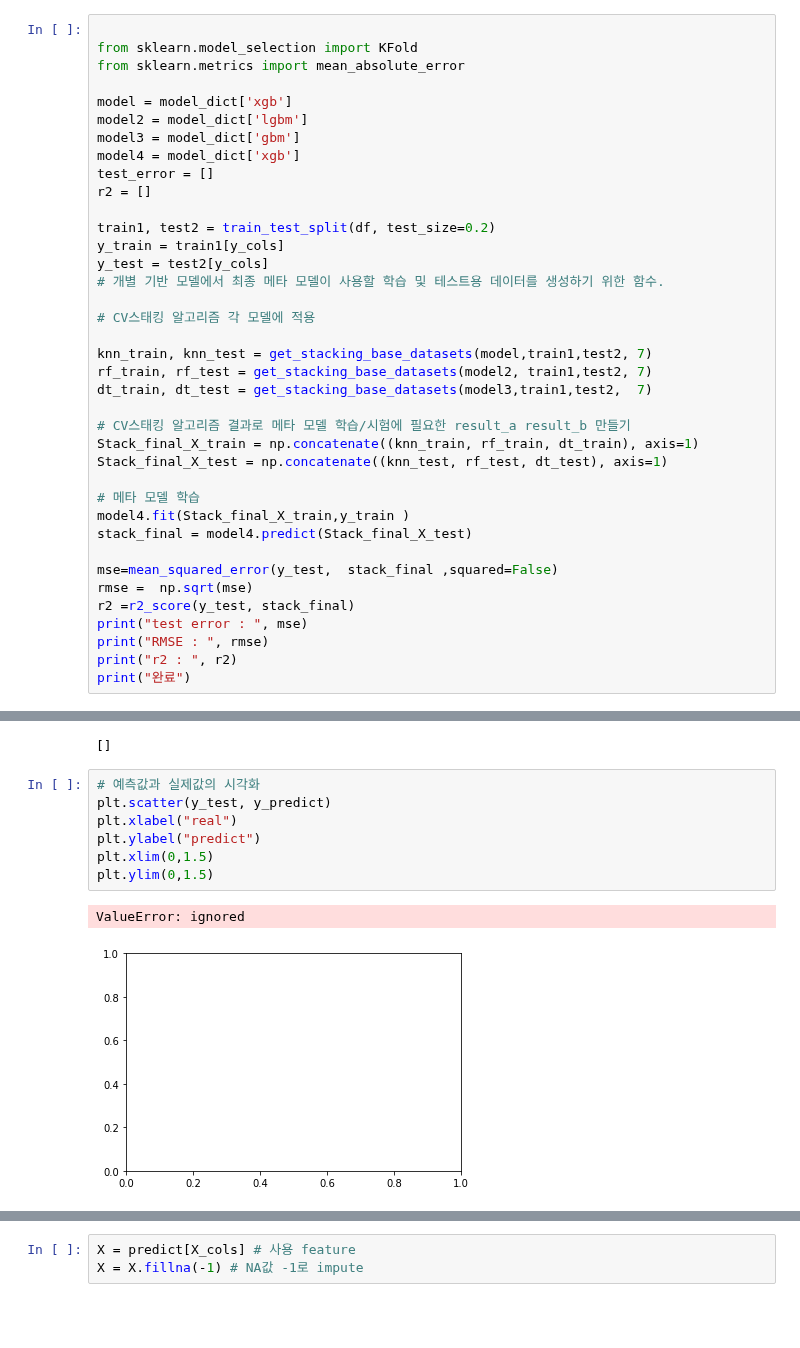
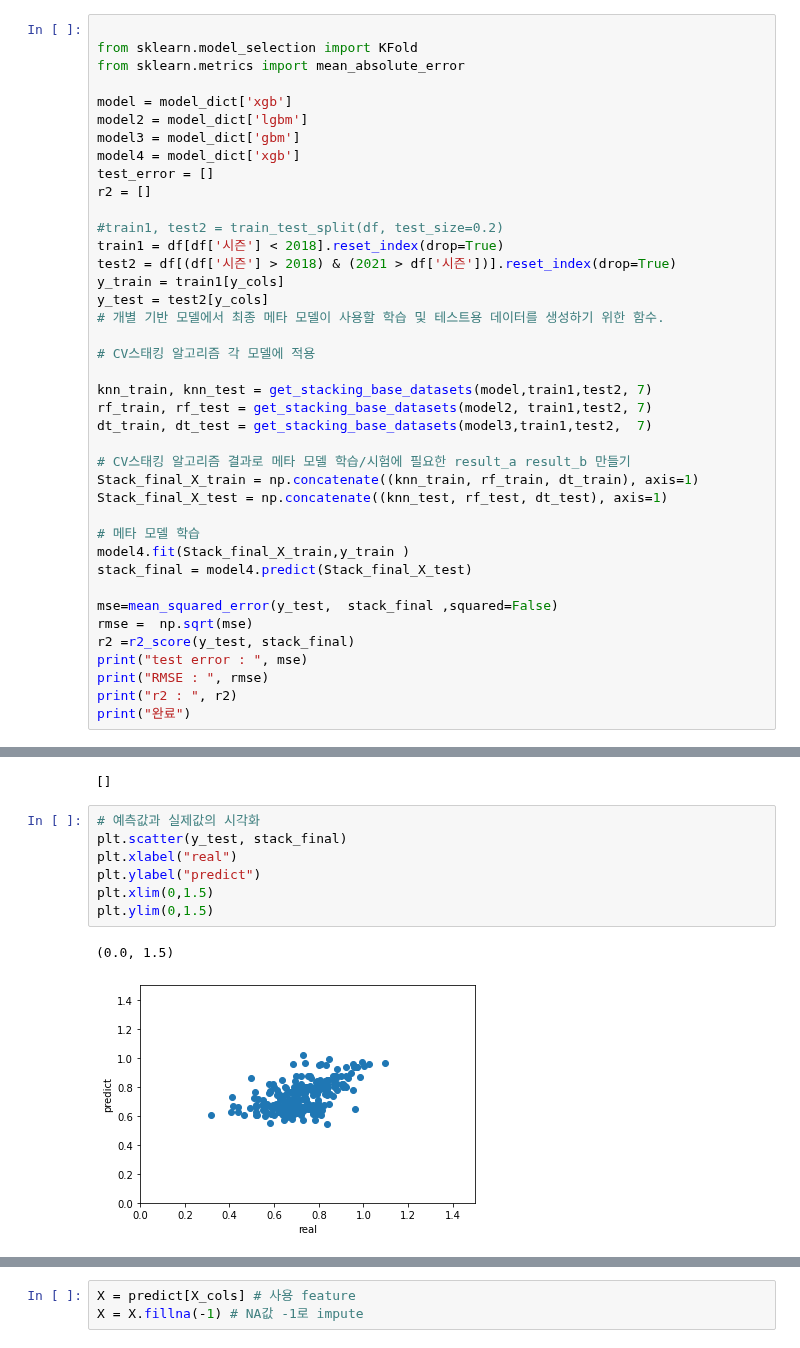
Before and after one commit to gmb408/OSSP-KBO-prediction, a Jupyter notebook: Model_Building.ipynb, the cells around one changed output, grey strips where cells are left out. Saved outputs shown, nothing was run; the diff lists cells and outputs as text; blank space fills up the shorter version.

```diff
--- a/Model_Building.ipynb
+++ b/Model_Building.ipynb
@@ -136,7 +136,9 @@ model4 = model_dict['xgb']
 test_error = []
 r2 = []
 
-train1, test2 = train_test_split(df, test_size=0.2)
+#train1, test2 = train_test_split(df, test_size=0.2)
+train1 = df[df['시즌'] < 2018].reset_index(drop=True)
+test2 = df[(df['시즌'] > 2018) & (2021 > df['시즌'])].reset_index(drop=True)
 y_train = train1[y_cols]
 y_test = test2[y_cols]
 # 개별 기반 모델에서 최종 메타 모델이 사용할 학습 및 테스트용 데이터를 생성하기 위한 함수.
@@ -299,11 +298,11 @@ test_error
 []
 # %%
 # 예측값과 실제값의 시각화
-plt.scatter(y_test, y_predict)
+plt.scatter(y_test, stack_final)
 plt.xlabel("real")
 plt.ylabel("predict")
 plt.xlim(0,1.5)
 plt.ylim(0,1.5)
 # %% [output]
-ValueError: ignored
+(0.0, 1.5)
-[figure, old version]
+[figure, new version]
```
Also changed, not shown: parts of 6 cells of this notebook.
